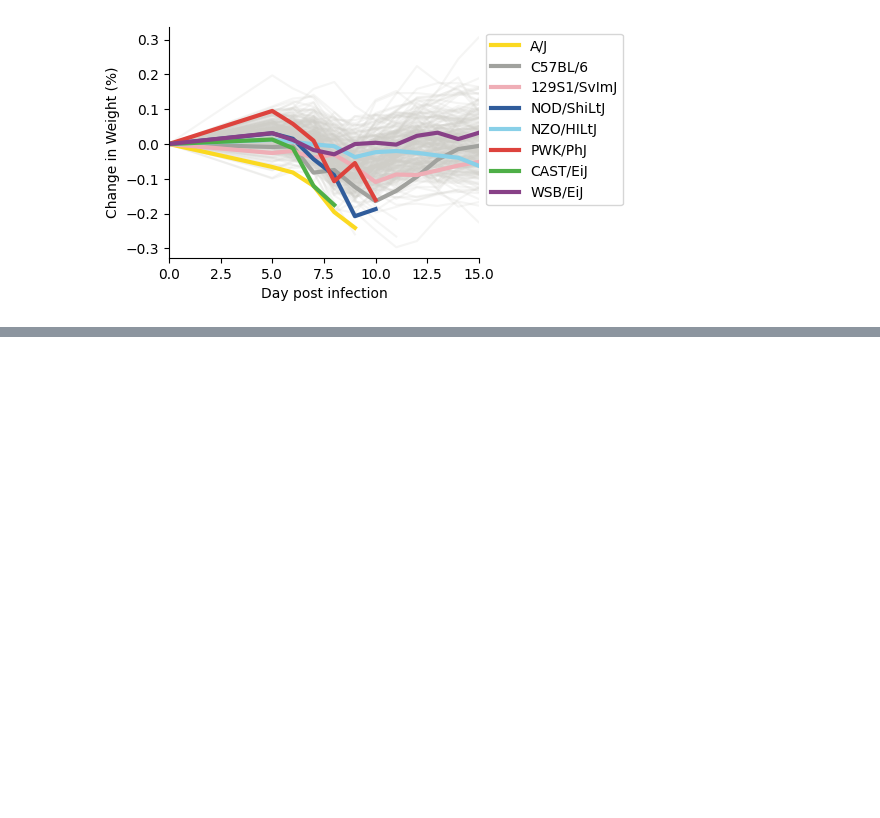
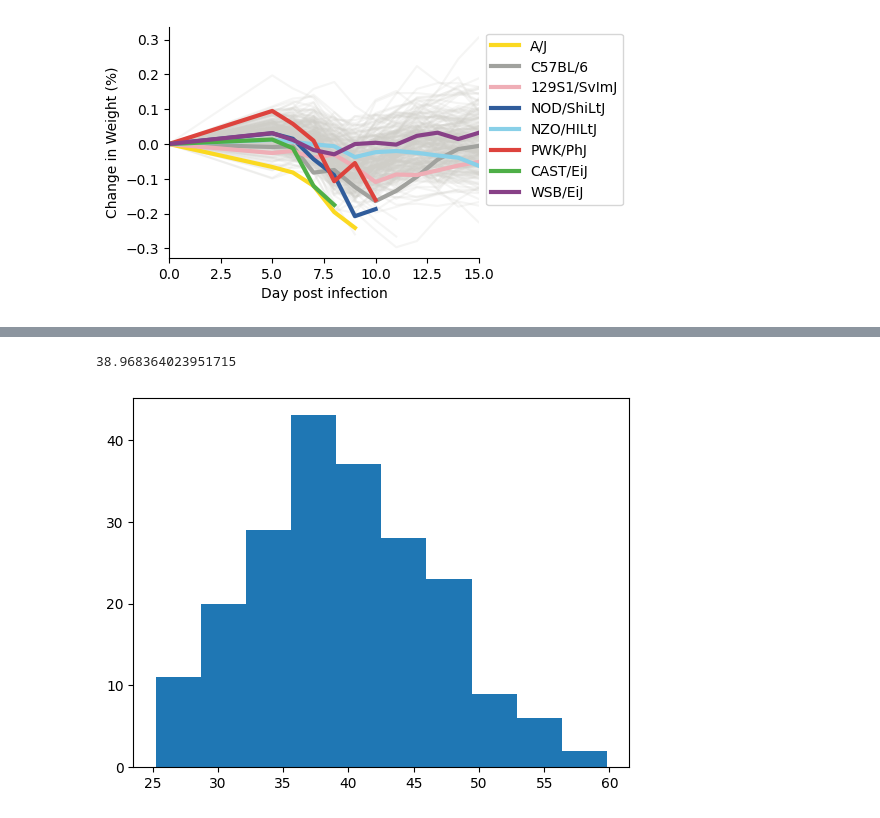
Before and after one commit to YaelLebel/Plato_to_Pareto_Repo, a Jupyter notebook: fig1/fig1.ipynb, the cells around one changed output, grey strips where cells are left out. Drawn from its saved outputs; the diff is of its cells as text; code cells hidden in the pictures; blank space fills up the shorter version.

```diff
--- a/fig1/fig1.ipynb
+++ b/fig1/fig1.ipynb
@@ -581,33 +492,0 @@ NameError: name 'df_microbial' is not defined
-# %%
-import numpy as np
-
-def axis_variance_ratio(X, ddof=1):
-    """
-    Variance explained by each ORIGINAL axis (columns x,y,z) in 3D data.
-    Parameters
-    ----------
-    X : array-like of shape (n_samples, 3)
-        3D data (rows = samples, cols = x,y,z). NaNs are ignored per-column.
-    ddof : int, default=1
-        Degrees of freedom for sample variance (use 0 for population variance).
-
-    Returns
-    -------
-    var : np.ndarray shape (3,)
-        Sample variance of x, y, z.
-    ratio : np.ndarray shape (3,)
-        var / sum(var), i.e., variance explained by each axis.
-    """
-    X = np.asarray(X, dtype=float)
-    if X.ndim != 2 or X.shape[1] != 3:
-        raise ValueError("X must be of shape (n_samples, 3).")
-
-    var = np.nanvar(X, axis=0, ddof=ddof)
-    total = np.nansum(var)
-    ratio = var / total if total > 0 else np.zeros_like(var)
-    return var, ratio
-
-import pandas as pd
-
-df_maxs = pd.read_csv('data/df_maxs.csv',index_col = 'Unnamed: 0')
-X = df_maxs[['Max.Parasitemia.zscore','Immune.Intensity.zscore','Max.Weight.Delta.zscore']]
@@ -613,0 +708,6 @@ X = df_maxs[['Max.Parasitemia.zscore','Immune.Intensity.zscore','Max.Weight.Delt
+# %%
+plt.hist(vols)
+print(vol_og)
+# %% [output]
+38.968364023951715
+[figure, added]
```
Also changed, not shown: parts of 6 cells of this notebook, 17 other files.
